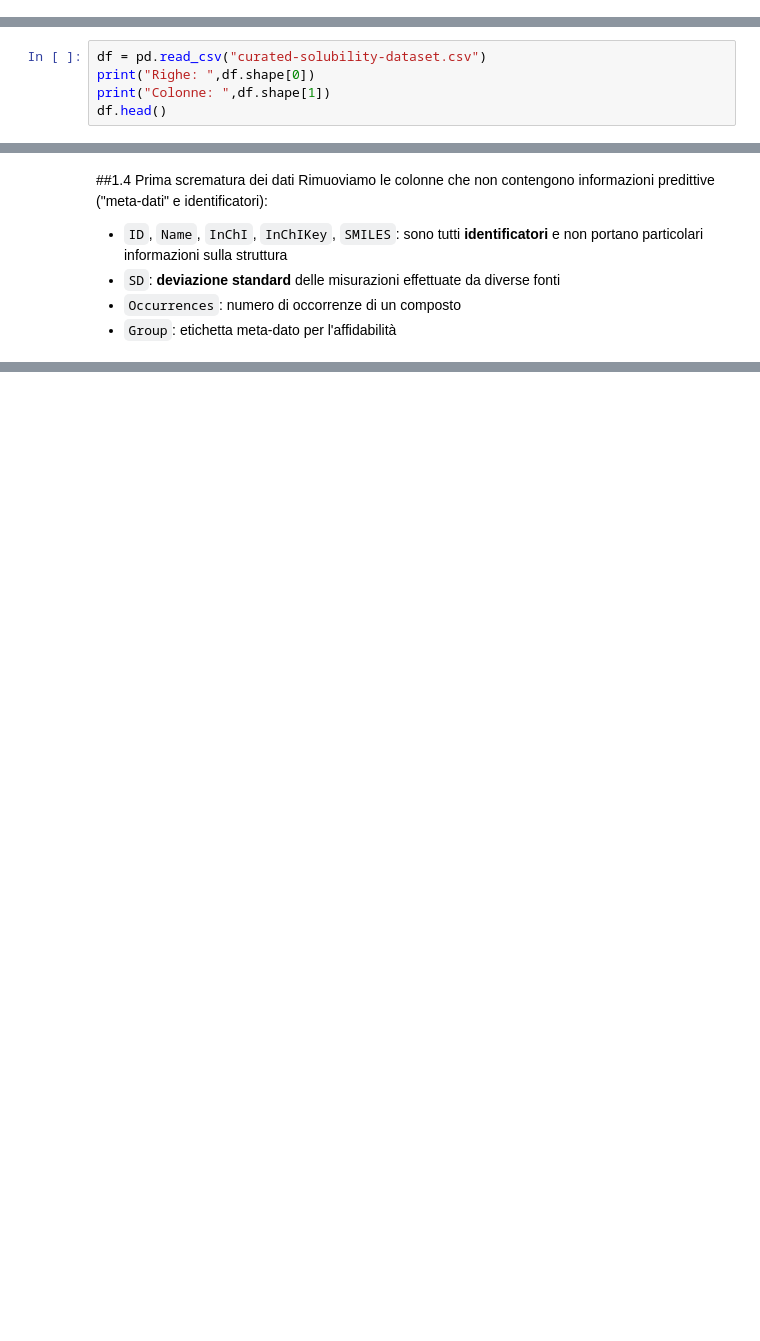
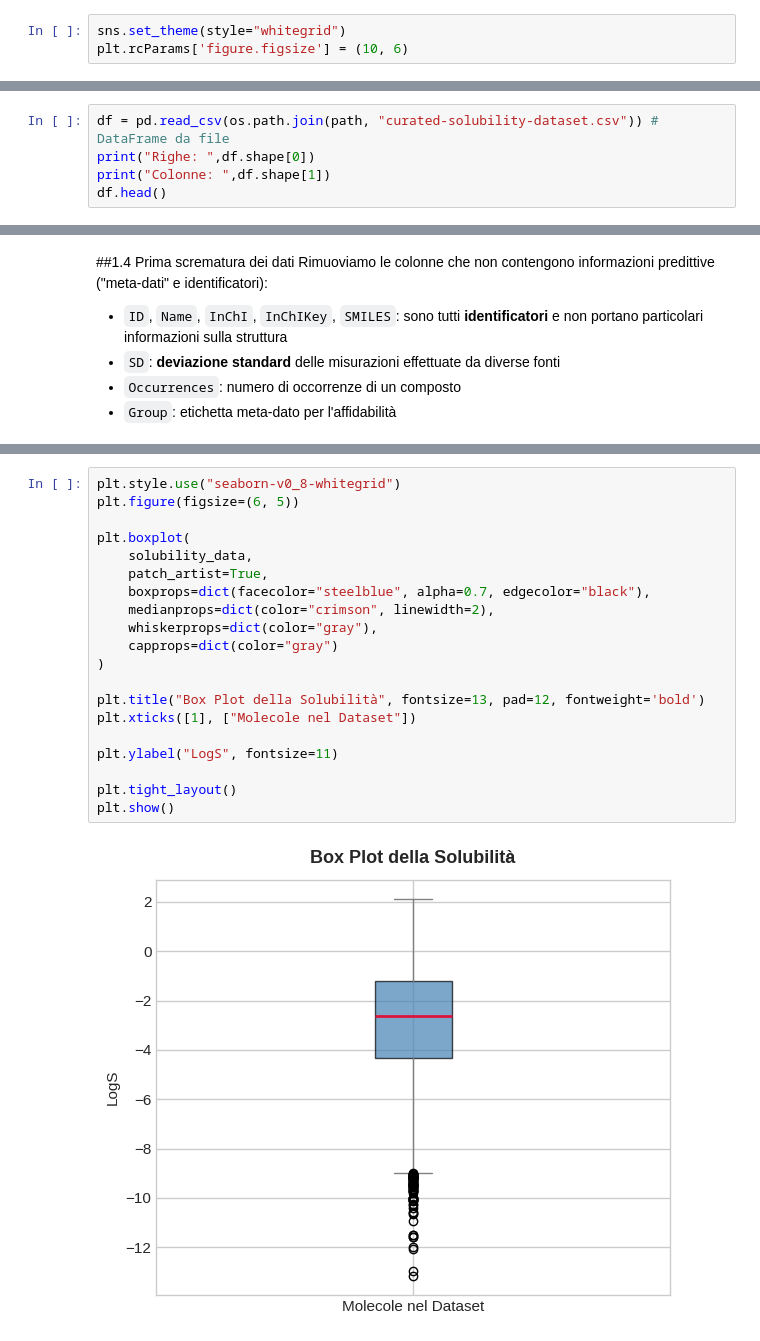
Before and after one commit to elettra-ven/DIA-Ventura-SolAq, a Jupyter notebook: SolAq_DIA_Ventura.ipynb, the cells around one changed output, grey strips where cells are left out. Cells and saved outputs as stored; diff of their text form; blank space fills up the shorter version.

```diff
--- a/SolAq_DIA_Ventura.ipynb
+++ b/SolAq_DIA_Ventura.ipynb
@@ -20,3 +24,6 @@ import matplotlib.pyplot as plt
+# %%
+sns.set_theme(style="whitegrid")
+plt.rcParams['figure.figsize'] = (10, 6)
 # %% [markdown]
 ##1. Contesto e Dataset
 ### 1.1 Introduzione al problema
@@ -60,5 +56,5 @@ Downloading aqsoldb-a-curated-aqueous-solubility-dataset.zip to /content
 # %%
-df = pd.read_csv("curated-solubility-dataset.csv")
+df = pd.read_csv(os.path.join(path, "curated-solubility-dataset.csv")) # DataFrame da file
 print("Righe: ",df.shape[0])
 print("Colonne: ",df.shape[1])
 df.head()
@@ -104,0 +289,22 @@ Colonne dopo scrematura:  18
+# %%
+plt.style.use("seaborn-v0_8-whitegrid")
+plt.figure(figsize=(6, 5))
+
+plt.boxplot(
+    solubility_data,
+    patch_artist=True,
+    boxprops=dict(facecolor="steelblue", alpha=0.7, edgecolor="black"),
+    medianprops=dict(color="crimson", linewidth=2),
+    whiskerprops=dict(color="gray"),
+    capprops=dict(color="gray")
+)
+
+plt.title("Box Plot della Solubilità", fontsize=13, pad=12, fontweight='bold')
+plt.xticks([1], ["Molecole nel Dataset"])
+
+plt.ylabel("LogS", fontsize=11)
+
+plt.tight_layout()
+plt.show()
+# %% [output]
+[figure, added]
```
Also changed, not shown: parts of 45 cells of this notebook.
